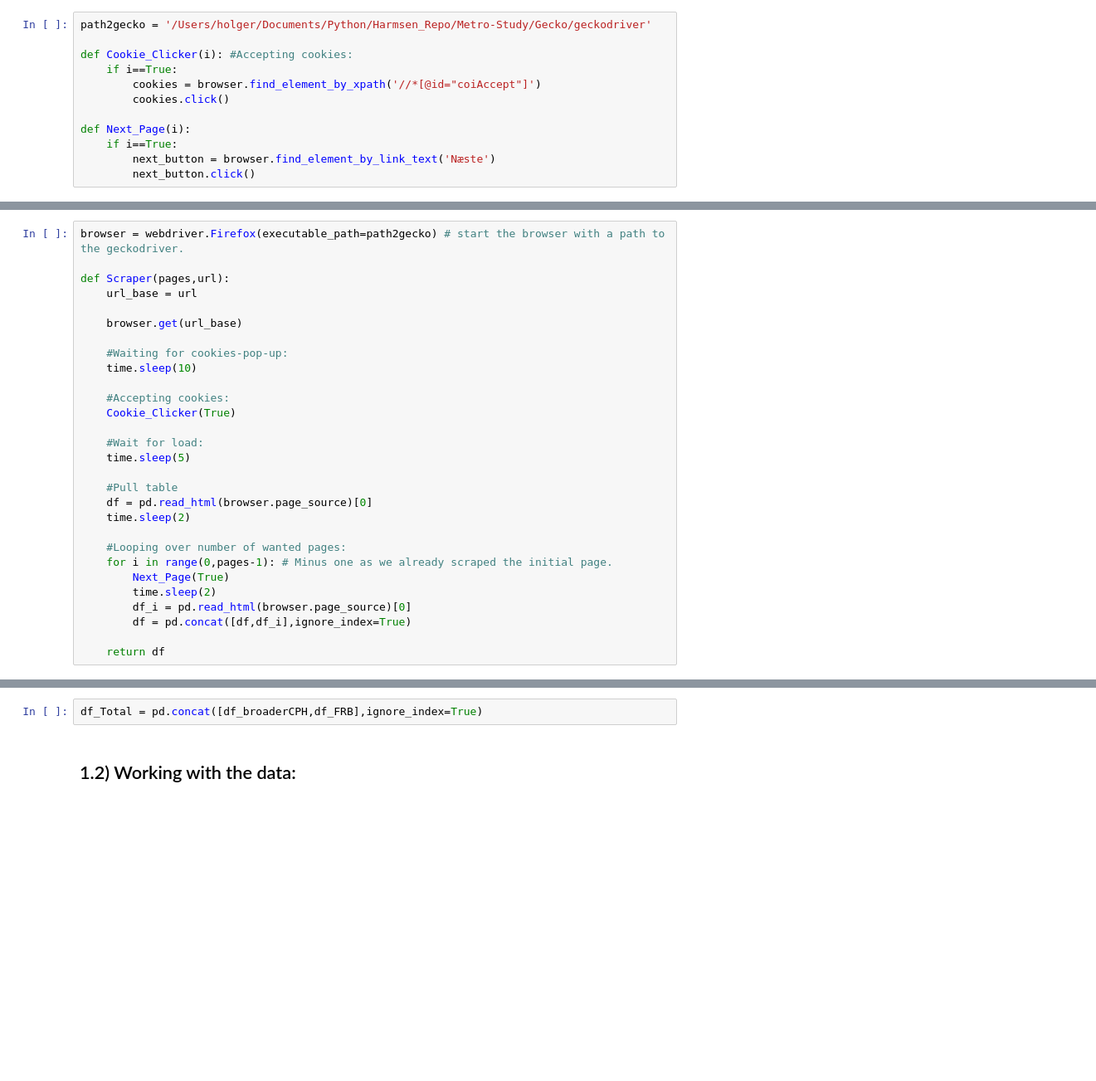
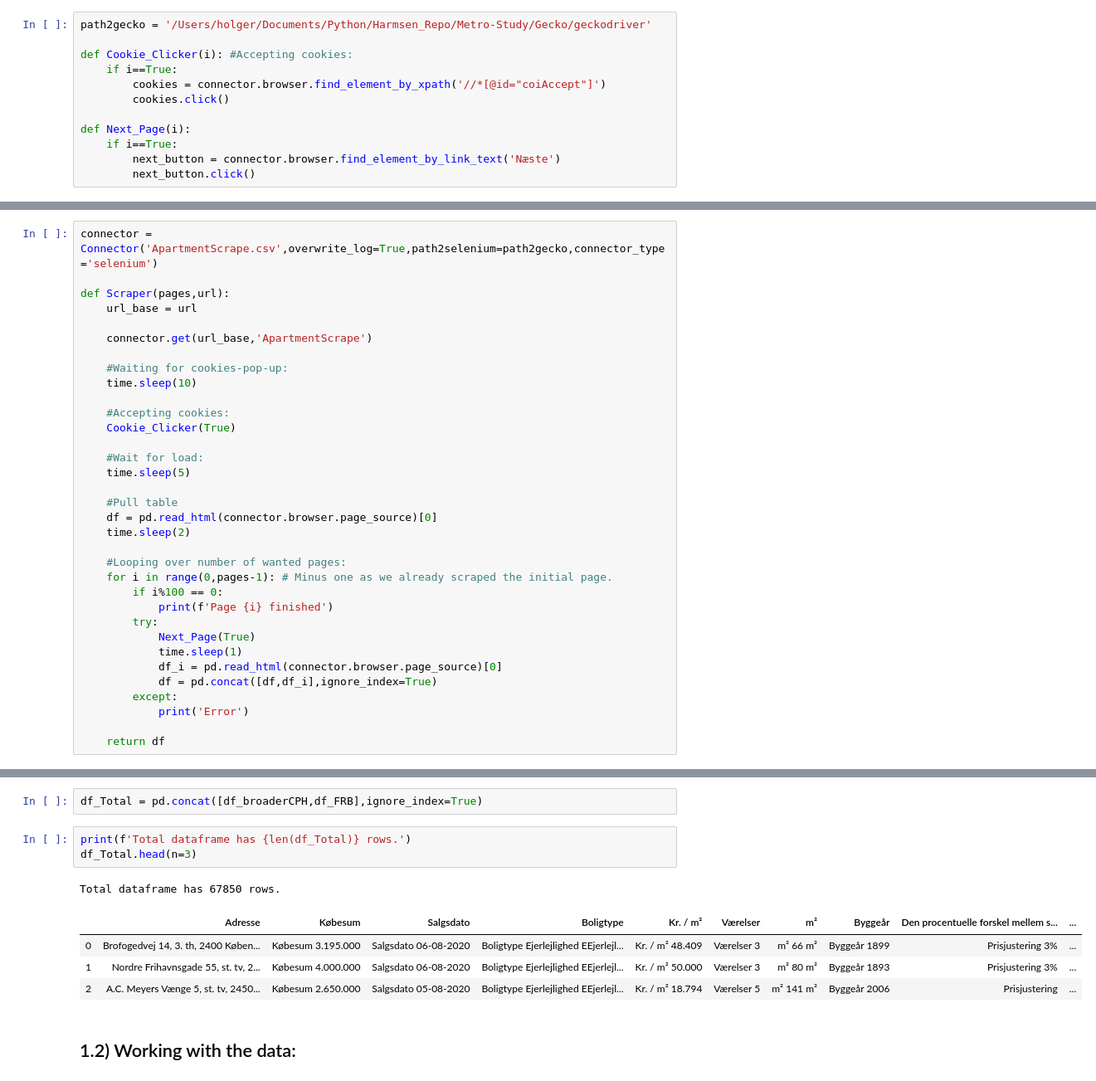
Before and after one commit to Holger-Harmsen/Harmsen_Repo, a Jupyter notebook: Metro-Study/Code/1) Data: Scraping and Cleaning.ipynb, the cells around one changed output, grey strips where cells are left out. Shown: that part at 83% size. Saved outputs shown, nothing was run; the diff lists cells and outputs as text; blank space fills up the shorter version.

```diff
--- a/Metro-Study/Code/1) Data: Scraping and Cleaning.ipynb
+++ b/Metro-Study/Code/1) Data: Scraping and Cleaning.ipynb
@@ -49,22 +179,22 @@ path2gecko = '/Users/holger/Documents/Python/Harmsen_Repo/Metro-Study/Gecko/geck
 
 def Cookie_Clicker(i): #Accepting cookies:
     if i==True:
-        cookies = browser.find_element_by_xpath('//*[@id="coiAccept"]')
+        cookies = connector.browser.find_element_by_xpath('//*[@id="coiAccept"]')
         cookies.click()
 
 def Next_Page(i):
     if i==True:
-        next_button = browser.find_element_by_link_text('Næste')
+        next_button = connector.browser.find_element_by_link_text('Næste')
         next_button.click()
 # %% [markdown]
 ### Defining the scraping-function:
 # %%
-browser = webdriver.Firefox(executable_path=path2gecko) # start the browser with a path to the geckodriver.
+connector = Connector('ApartmentScrape.csv',overwrite_log=True,path2selenium=path2gecko,connector_type='selenium')
 
 def Scraper(pages,url):
     url_base = url
 
-    browser.get(url_base)
+    connector.get(url_base,'ApartmentScrape')
 
     #Waiting for cookies-pop-up:
     time.sleep(10)
@@ -76,15 +206,20 @@ def Scraper(pages,url):
     time.sleep(5)
 
     #Pull table
-    df = pd.read_html(browser.page_source)[0]
+    df = pd.read_html(connector.browser.page_source)[0]
     time.sleep(2)
 
     #Looping over number of wanted pages:
     for i in range(0,pages-1): # Minus one as we already scraped the initial page.
-        Next_Page(True)
-        time.sleep(2)
-        df_i = pd.read_html(browser.page_source)[0]
-        df = pd.concat([df,df_i],ignore_index=True)
+        if i%100 == 0:
+            print(f'Page {i} finished')
+        try:
+            Next_Page(True)
+            time.sleep(1)
+            df_i = pd.read_html(connector.browser.page_source)[0]
+            df = pd.concat([df,df_i],ignore_index=True)
+        except:
+            print('Error')
 
     return df
 # %% [markdown]
@@ -102,5 +272,14 @@ df_FRB = Scraper(247,url_FRB)
 # %%
 df_Total = pd.concat([df_broaderCPH,df_FRB],ignore_index=True)
+# %%
+print(f'Total dataframe has {len(df_Total)} rows.')
+df_Total.head(n=3)
+# %% [output]
+Total dataframe has 67850 rows.
+|  | Adresse | Købesum | Salgsdato | Boligtype | Kr. / m² | Værelser | m² | Byggeår | Den procentuelle forskel mellem s... | ... |
+| 0 | Brofogedvej 14, 3. th, 2400 Køben... | Købesum 3.195.000 | Salgsdato 06-08-2020 | Boligtype Ejerlejlighed EEjerlejl... | Kr. / m² 48.409 | Værelser 3 | m² 66 m² | Byggeår 1899 | Prisjustering 3% | ... |
+| 1 | Nordre Frihavnsgade 55, st. tv, 2... | Købesum 4.000.000 | Salgsdato 06-08-2020 | Boligtype Ejerlejlighed EEjerlejl... | Kr. / m² 50.000 | Værelser 3 | m² 80 m² | Byggeår 1893 | Prisjustering 3% | ... |
+| 2 | A.C. Meyers Vænge 5, st. tv, 2450... | Købesum 2.650.000 | Salgsdato 05-08-2020 | Boligtype Ejerlejlighed EEjerlejl... | Kr. / m² 18.794 | Værelser 5 | m² 141 m² | Byggeår 2006 | Prisjustering | ... |
 # %% [markdown]
 ## 1.2) Working with the data:
 # %%
```
Also changed, not shown: parts of 22 cells of this notebook, 15 other files.
